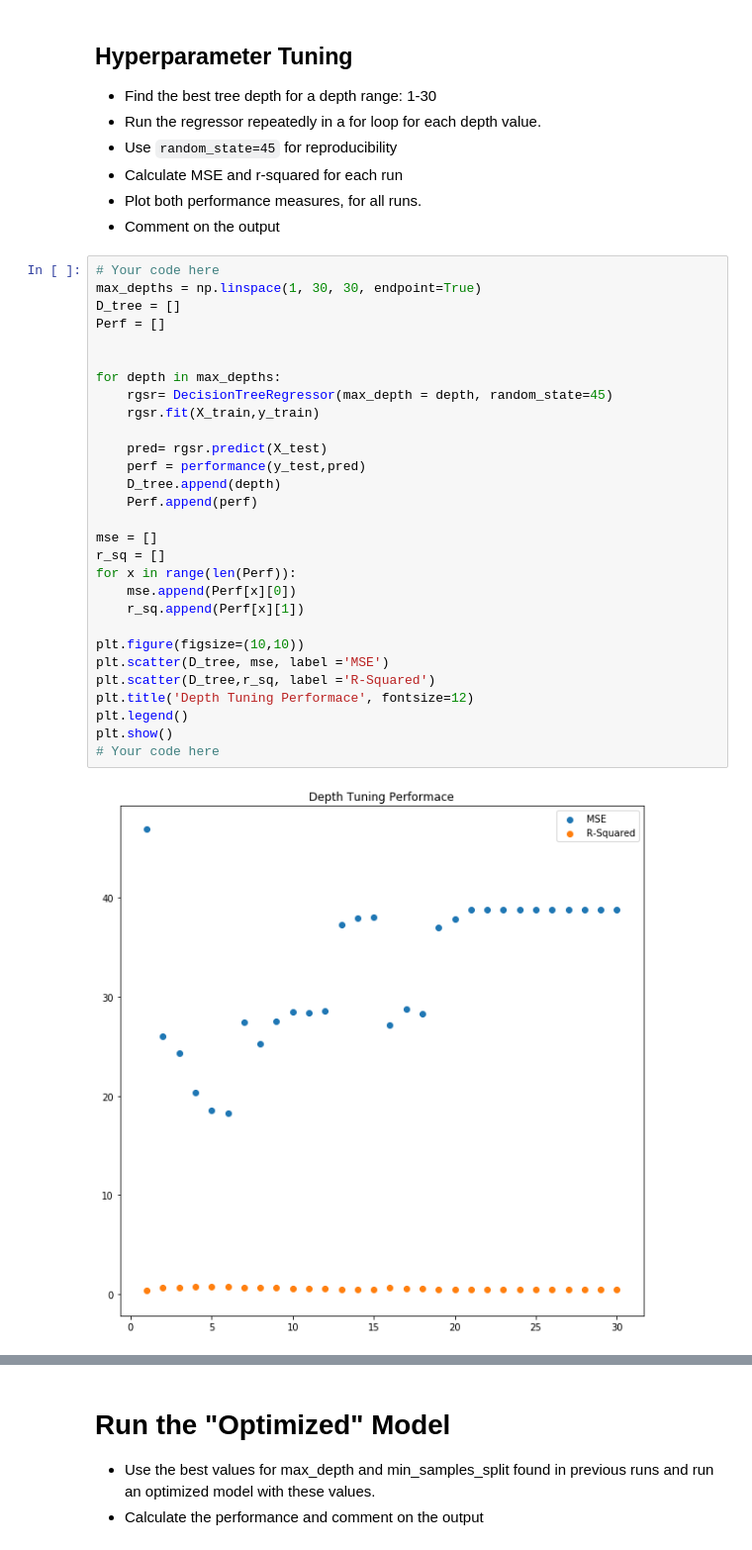
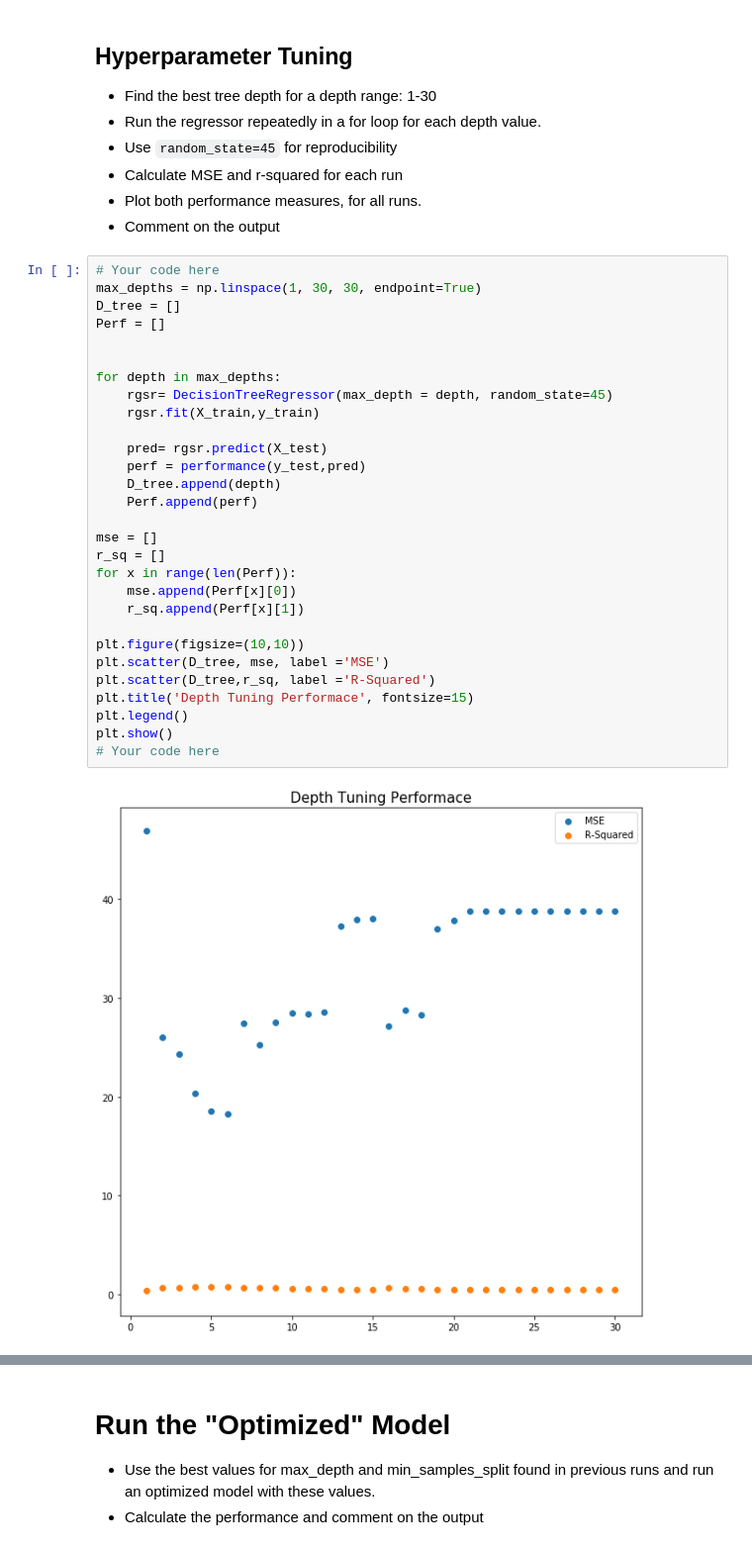
Before and after one commit to MissAle17/dsc-3-31-11-regression-trees-model-optimization-lab-online-ds-sp-000, a Jupyter notebook: index.ipynb, the cells around one changed output, grey strips where cells are left out. Shown at 99% size. Saved outputs shown, nothing was run; the diff lists cells and outputs as text.

```diff
--- a/index.ipynb
+++ b/index.ipynb
@@ -158,31 +158,31 @@ R-squared:  0.47097115950374013
 # %%
 # Your code here
 max_depths = np.linspace(1, 30, 30, endpoint=True)
 D_tree = []
 Perf = []
 
 
 for depth in max_depths:
     rgsr= DecisionTreeRegressor(max_depth = depth, random_state=45)
     rgsr.fit(X_train,y_train)
 
     pred= rgsr.predict(X_test)
     perf = performance(y_test,pred)
     D_tree.append(depth)
     Perf.append(perf)
 
 mse = []
 r_sq = []
 for x in range(len(Perf)):
     mse.append(Perf[x][0])
     r_sq.append(Perf[x][1])
 
 plt.figure(figsize=(10,10))
 plt.scatter(D_tree, mse, label ='MSE')
 plt.scatter(D_tree,r_sq, label ='R-Squared')
-plt.title('Depth Tuning Performace', fontsize=12)
+plt.title('Depth Tuning Performace', fontsize=15)
 plt.legend()
 plt.show()
 # Your code here
 # %% [output]
-[figure, old version]
+[figure, new version]
```
Also changed, not shown: parts of 7 cells of this notebook.
